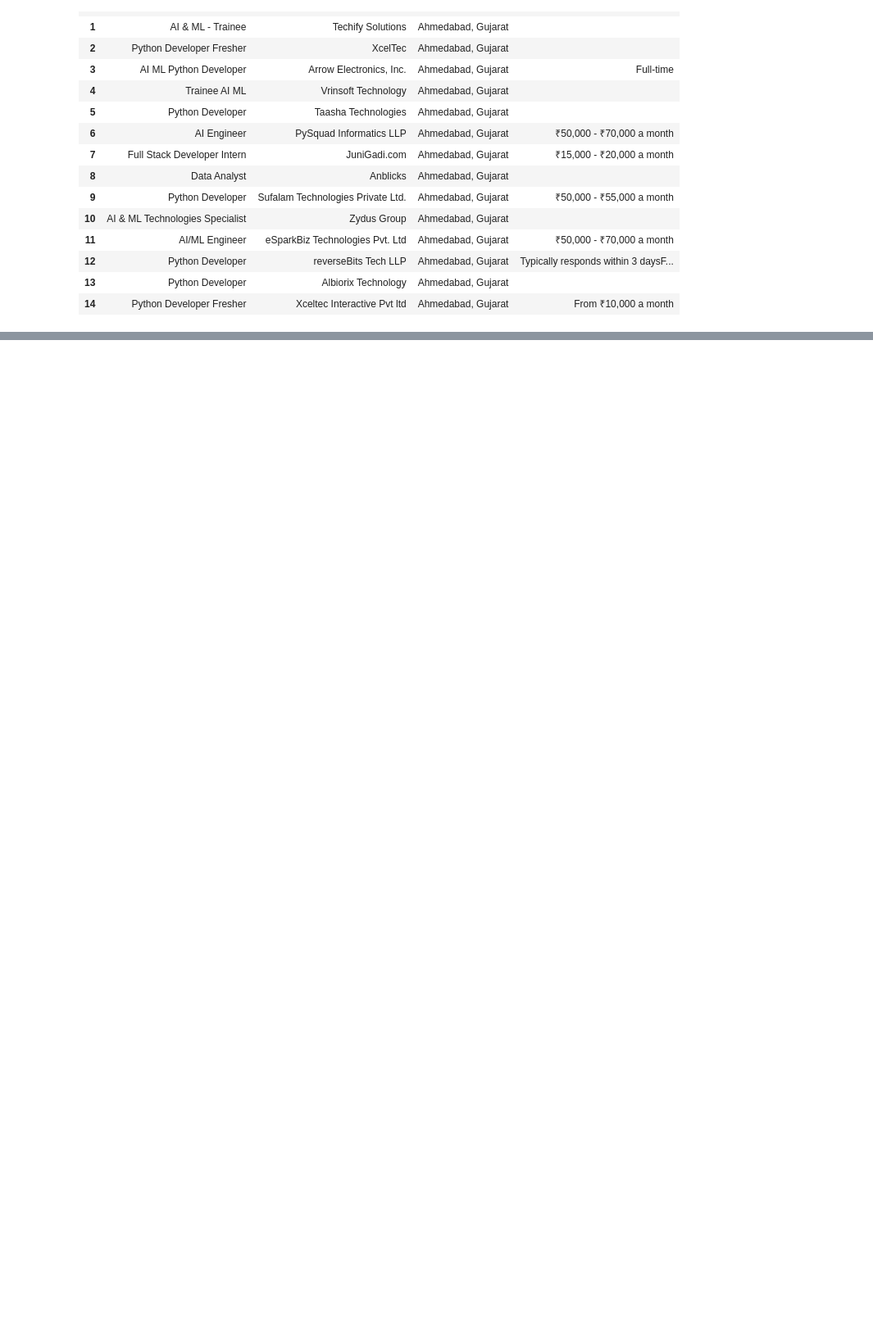
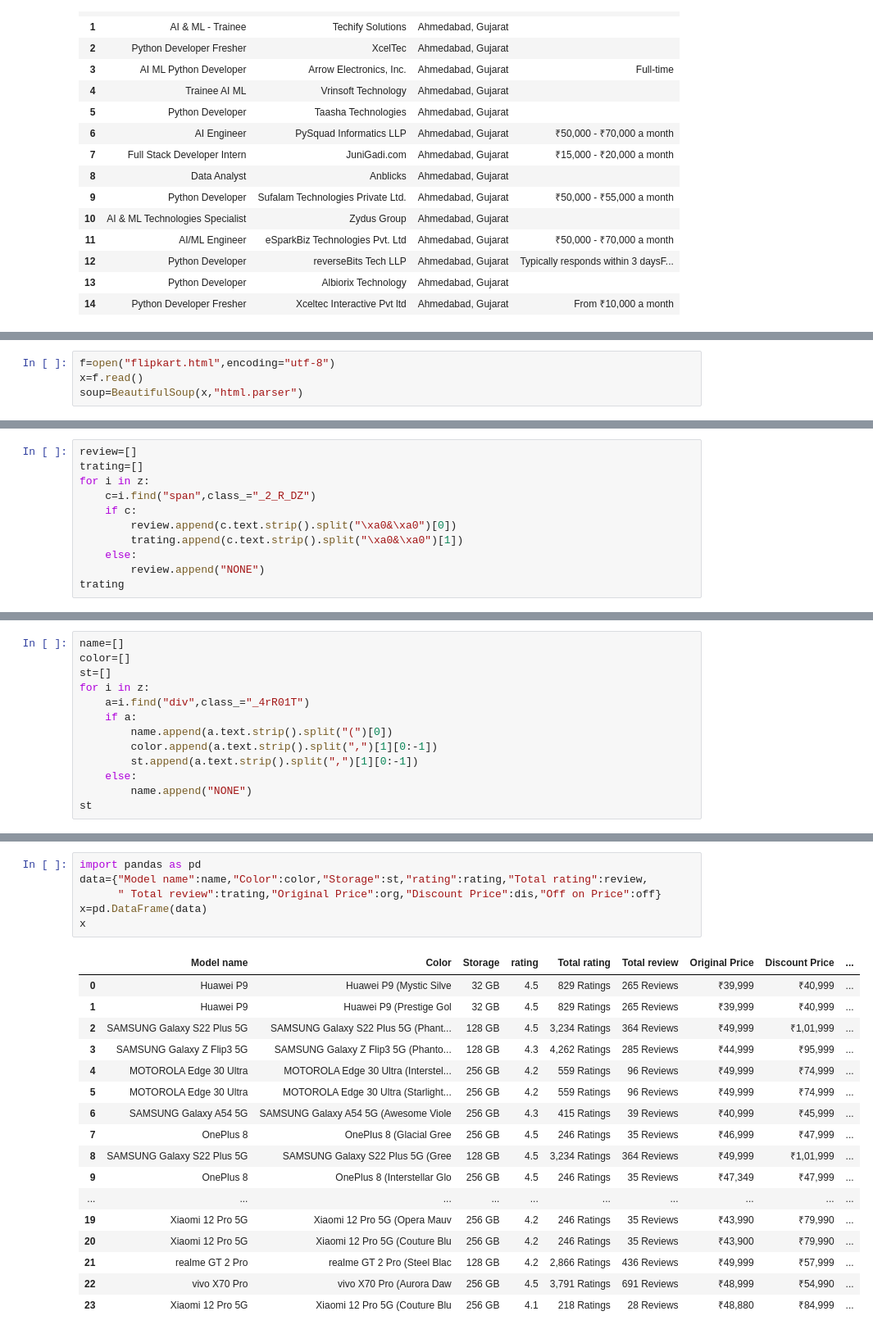
Before and after one commit to YashviD15/SEM-4-Python-2, a Jupyter notebook: T3.ipynb, the cells around one changed output, grey strips where cells are left out. Shown at 82% size. Saved outputs shown, nothing was run; the diff lists cells and outputs as text; blank space fills up the shorter version.

```diff
--- a/T3.ipynb
+++ b/T3.ipynb
@@ -847,0 +819,4 @@ np.int = int  # Temporary fix for this AttributeError
+# %%
+f=open("flipkart.html",encoding="utf-8")
+x=f.read()
+soup=BeautifulSoup(x,"html.parser")
@@ -847,0 +899,11 @@ np.int = int  # Temporary fix for this AttributeError
+# %%
+review=[]
+trating=[]
+for i in z:
+    c=i.find("span",class_="_2_R_DZ")
+    if c:
+        review.append(c.text.strip().split("\xa0&\xa0")[0])
+        trating.append(c.text.strip().split("\xa0&\xa0")[1])
+    else:
+        review.append("NONE")
+trating
@@ -847,0 +928,13 @@ np.int = int  # Temporary fix for this AttributeError
+# %%
+name=[]
+color=[]
+st=[]
+for i in z:
+    a=i.find("div",class_="_4rR01T")
+    if a:
+        name.append(a.text.strip().split("(")[0])
+        color.append(a.text.strip().split(",")[1][0:-1])
+        st.append(a.text.strip().split(",")[1][0:-1])
+    else:
+        name.append("NONE")
+st
@@ -847,0 +959,24 @@ np.int = int  # Temporary fix for this AttributeError
+# %%
+import pandas as pd
+data={"Model name":name,"Color":color,"Storage":st,"rating":rating,"Total rating":review,
+      " Total review":trating,"Original Price":org,"Discount Price":dis,"Off on Price":off}
+x=pd.DataFrame(data)
+x
+# %% [output]
+|  | Model name | Color | Storage | rating | Total rating | Total review | Original Price | Discount Price | ... |
+| 0 | Huawei P9 | Huawei P9 (Mystic Silve | 32 GB | 4.5 | 829 Ratings | 265 Reviews | ₹39,999 | ₹40,999 | ... |
+| 1 | Huawei P9 | Huawei P9 (Prestige Gol | 32 GB | 4.5 | 829 Ratings | 265 Reviews | ₹39,999 | ₹40,999 | ... |
+| 2 | SAMSUNG Galaxy S22 Plus 5G | SAMSUNG Galaxy S22 Plus 5G (Phant... | 128 GB | 4.5 | 3,234 Ratings | 364 Reviews | ₹49,999 | ₹1,01,999 | ... |
+| 3 | SAMSUNG Galaxy Z Flip3 5G | SAMSUNG Galaxy Z Flip3 5G (Phanto... | 128 GB | 4.3 | 4,262 Ratings | 285 Reviews | ₹44,999 | ₹95,999 | ... |
+| 4 | MOTOROLA Edge 30 Ultra | MOTOROLA Edge 30 Ultra (Interstel... | 256 GB | 4.2 | 559 Ratings | 96 Reviews | ₹49,999 | ₹74,999 | ... |
+| 5 | MOTOROLA Edge 30 Ultra | MOTOROLA Edge 30 Ultra (Starlight... | 256 GB | 4.2 | 559 Ratings | 96 Reviews | ₹49,999 | ₹74,999 | ... |
+| 6 | SAMSUNG Galaxy A54 5G | SAMSUNG Galaxy A54 5G (Awesome Viole | 256 GB | 4.3 | 415 Ratings | 39 Reviews | ₹40,999 | ₹45,999 | ... |
+| 7 | OnePlus 8 | OnePlus 8 (Glacial Gree | 256 GB | 4.5 | 246 Ratings | 35 Reviews | ₹46,999 | ₹47,999 | ... |
+| 8 | SAMSUNG Galaxy S22 Plus 5G | SAMSUNG Galaxy S22 Plus 5G (Gree | 128 GB | 4.5 | 3,234 Ratings | 364 Reviews | ₹49,999 | ₹1,01,999 | ... |
+| 9 | OnePlus 8 | OnePlus 8 (Interstellar Glo | 256 GB | 4.5 | 246 Ratings | 35 Reviews | ₹47,349 | ₹47,999 | ... |
+| ... | ... | ... | ... | ... | ... | ... | ... | ... | ... |
+| 19 | Xiaomi 12 Pro 5G | Xiaomi 12 Pro 5G (Opera Mauv | 256 GB | 4.2 | 246 Ratings | 35 Reviews | ₹43,990 | ₹79,990 | ... |
+| 20 | Xiaomi 12 Pro 5G | Xiaomi 12 Pro 5G (Couture Blu | 256 GB | 4.2 | 246 Ratings | 35 Reviews | ₹43,900 | ₹79,990 | ... |
+| 21 | realme GT 2 Pro | realme GT 2 Pro (Steel Blac | 128 GB | 4.2 | 2,866 Ratings | 436 Reviews | ₹49,999 | ₹57,999 | ... |
+| 22 | vivo X70 Pro | vivo X70 Pro (Aurora Daw | 256 GB | 4.5 | 3,791 Ratings | 691 Reviews | ₹48,999 | ₹54,990 | ... |
+| 23 | Xiaomi 12 Pro 5G | Xiaomi 12 Pro 5G (Couture Blu | 256 GB | 4.1 | 218 Ratings | 28 Reviews | ₹48,880 | ₹84,999 | ... |
```
Also changed, not shown: parts of 15 cells of this notebook.
